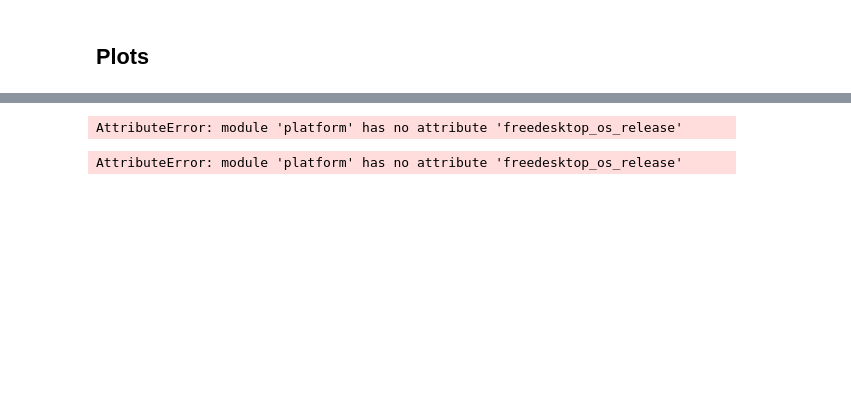
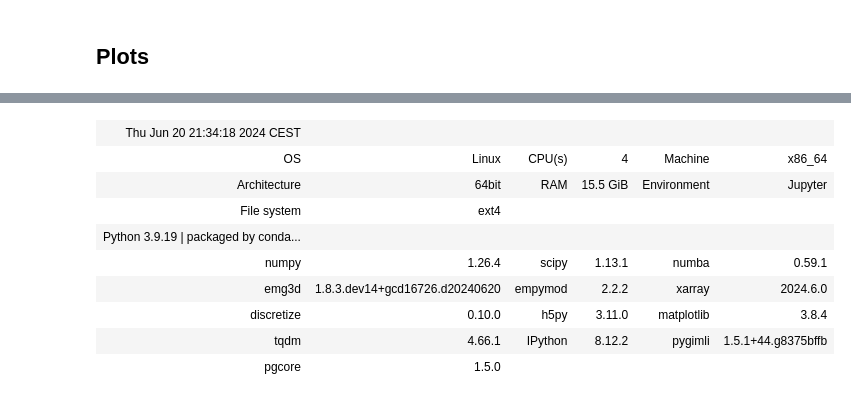
Before and after one commit to prisae/dev-pygimli-emg3d, a Jupyter notebook: ToyExample.ipynb, the cells around one changed output, grey strips where cells are left out. Saved outputs shown, nothing was run; the diff lists cells and outputs as text; code cells hidden in the pictures; blank space fills up the shorter version.

```diff
--- a/ToyExample.ipynb
+++ b/ToyExample.ipynb
@@ -200,5 +209,13 @@ axs[0].legend();
 # %%
-emg3d.Report('pygimli')
+emg3d.Report()
 # %% [output]
-AttributeError: module 'platform' has no attribute 'freedesktop_os_release'
-AttributeError: module 'platform' has no attribute 'freedesktop_os_release'
+| Thu Jun 20 21:34:18 2024 CEST |  |  |  |  |  |
+| OS | Linux | CPU(s) | 4 | Machine | x86_64 |
+| Architecture | 64bit | RAM | 15.5 GiB | Environment | Jupyter |
+| File system | ext4 |
+| Python 3.9.19 | packaged by conda... |  |  |  |  |  |
+| numpy | 1.26.4 | scipy | 1.13.1 | numba | 0.59.1 |
+| emg3d | 1.8.3.dev14+gcd16726.d20240620 | empymod | 2.2.2 | xarray | 2024.6.0 |
+| discretize | 0.10.0 | h5py | 3.11.0 | matplotlib | 3.8.4 |
+| tqdm | 4.66.1 | IPython | 8.12.2 | pygimli | 1.5.1+44.g8375bffb |
+| pgcore | 1.5.0 |  |  |  |  |
```
Also changed, not shown: parts of 7 cells of this notebook, 1 other file.
